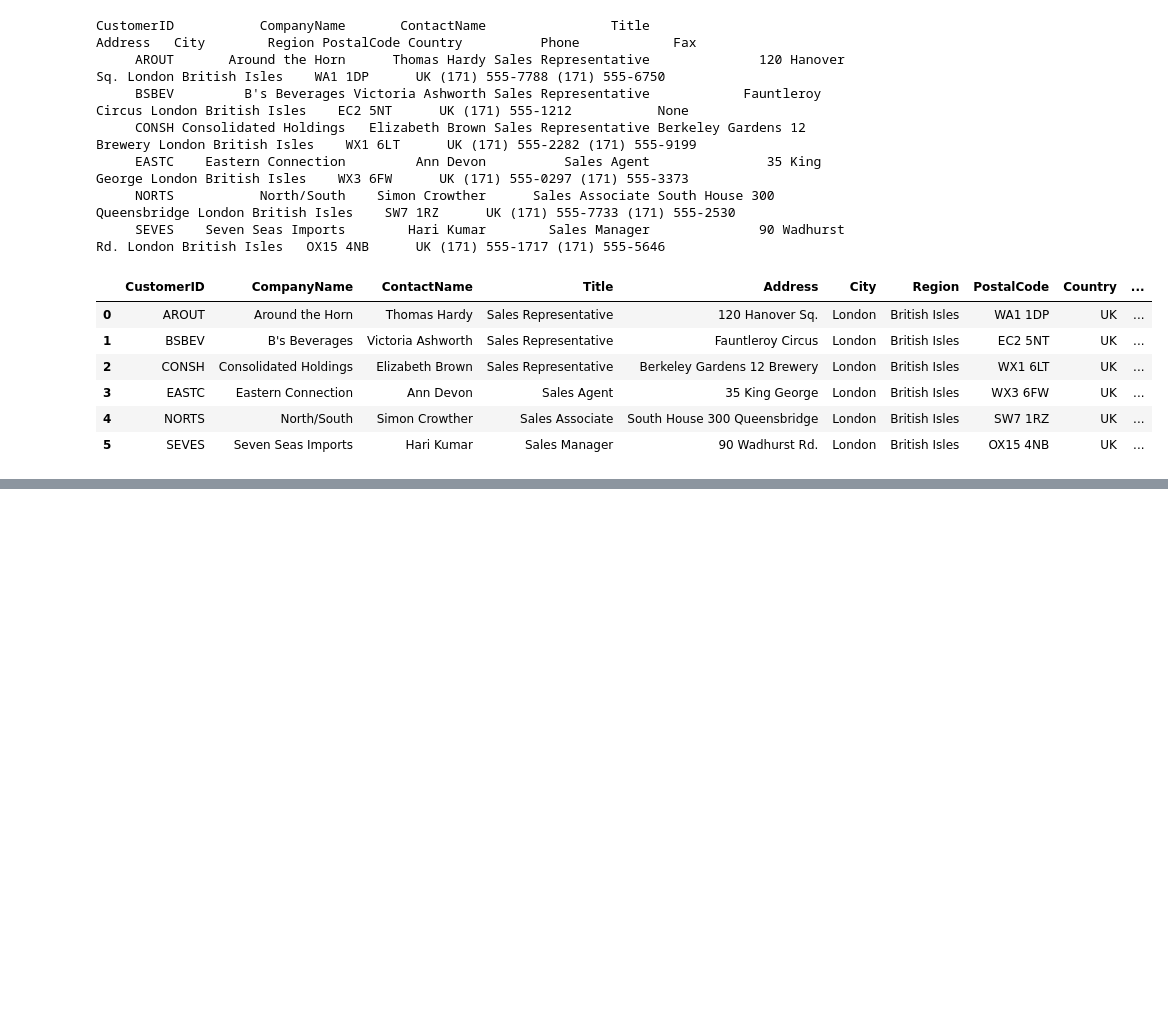
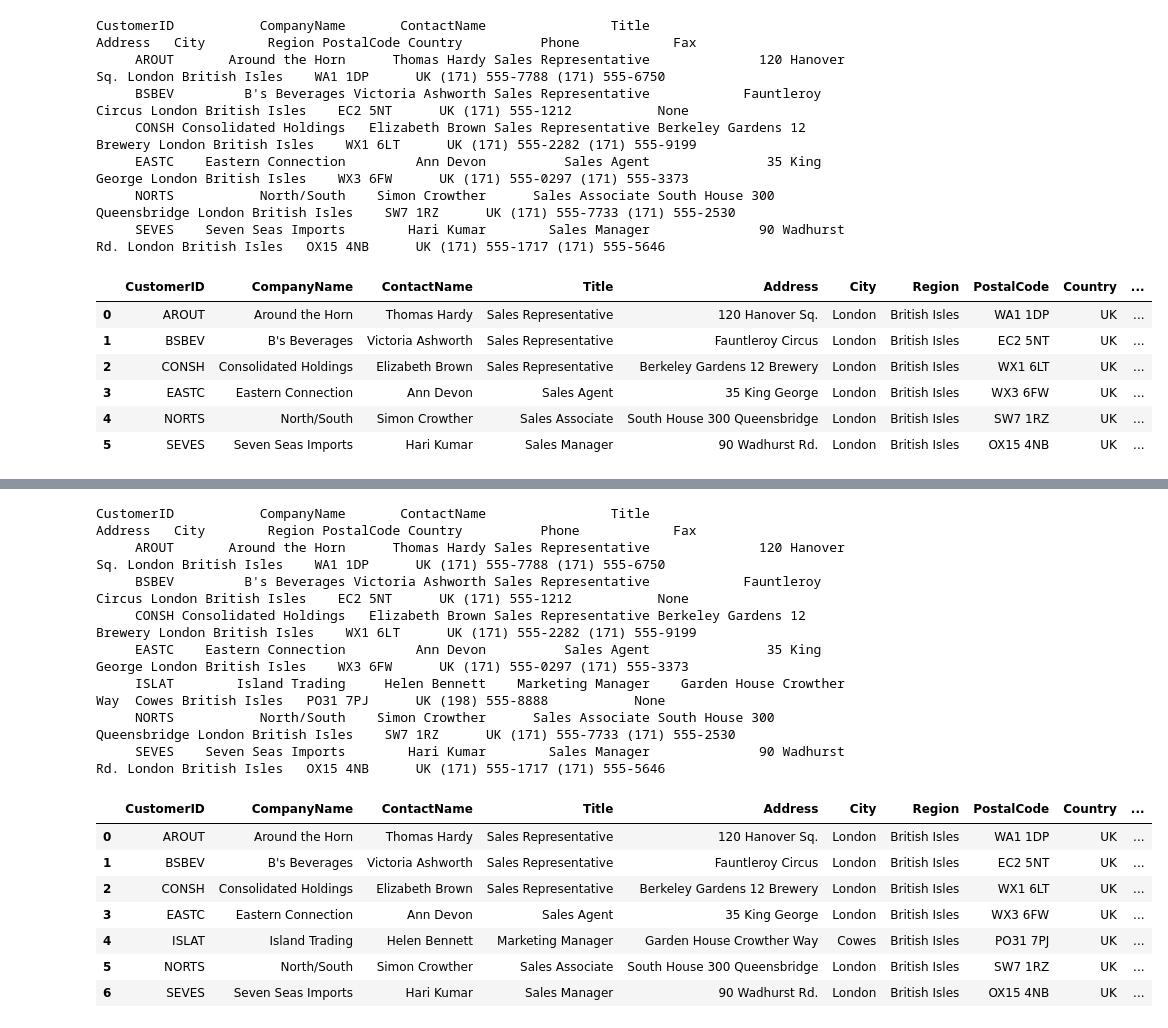
Before and after one commit to Moyster/ae-formation-data-engineering, a Jupyter notebook: Data-Engineering.ipynb, the cells around one changed output, grey strips where cells are left out. Saved outputs shown, nothing was run; the diff lists cells and outputs as text; code cells hidden in the pictures; blank space fills up the shorter version.

Commit message:
feat: Refactored the query section

```diff
--- a/Data-Engineering.ipynb
+++ b/Data-Engineering.ipynb
@@ -242,0 +255,19 @@ CustomerID           CompanyName       ContactName                Title
+# %%
+query_and_print("SELECT * FROM Customers WHERE City = 'London' OR Country = 'UK';")
+# %% [output]
+CustomerID           CompanyName       ContactName                Title                      Address   City        Region PostalCode Country          Phone            Fax
+     AROUT       Around the Horn      Thomas Hardy Sales Representative              120 Hanover Sq. London British Isles    WA1 1DP      UK (171) 555-7788 (171) 555-6750
+     BSBEV         B's Beverages Victoria Ashworth Sales Representative            Fauntleroy Circus London British Isles    EC2 5NT      UK (171) 555-1212           None
+     CONSH Consolidated Holdings   Elizabeth Brown Sales Representative Berkeley Gardens 12  Brewery London British Isles    WX1 6LT      UK (171) 555-2282 (171) 555-9199
+     EASTC    Eastern Connection         Ann Devon          Sales Agent               35 King George London British Isles    WX3 6FW      UK (171) 555-0297 (171) 555-3373
+     ISLAT        Island Trading     Helen Bennett    Marketing Manager    Garden House Crowther Way  Cowes British Isles   PO31 7PJ      UK (198) 555-8888           None
+     NORTS           North/South    Simon Crowther      Sales Associate South House 300 Queensbridge London British Isles    SW7 1RZ      UK (171) 555-7733 (171) 555-2530
+     SEVES    Seven Seas Imports        Hari Kumar        Sales Manager              90 Wadhurst Rd. London British Isles   OX15 4NB      UK (171) 555-1717 (171) 555-5646
+|  | CustomerID | CompanyName | ContactName | Title | Address | City | Region | PostalCode | Country | ... |
+| 0 | AROUT | Around the Horn | Thomas Hardy | Sales Representative | 120 Hanover Sq. | London | British Isles | WA1 1DP | UK | ... |
+| 1 | BSBEV | B's Beverages | Victoria Ashworth | Sales Representative | Fauntleroy Circus | London | British Isles | EC2 5NT | UK | ... |
+| 2 | CONSH | Consolidated Holdings | Elizabeth Brown | Sales Representative | Berkeley Gardens 12 Brewery | London | British Isles | WX1 6LT | UK | ... |
+| 3 | EASTC | Eastern Connection | Ann Devon | Sales Agent | 35 King George | London | British Isles | WX3 6FW | UK | ... |
+| 4 | ISLAT | Island Trading | Helen Bennett | Marketing Manager | Garden House Crowther Way | Cowes | British Isles | PO31 7PJ | UK | ... |
+| 5 | NORTS | North/South | Simon Crowther | Sales Associate | South House 300 Queensbridge | London | British Isles | SW7 1RZ | UK | ... |
+| 6 | SEVES | Seven Seas Imports | Hari Kumar | Sales Manager | 90 Wadhurst Rd. | London | British Isles | OX15 4NB | UK | ... |
```
Also changed, not shown: parts of 12 cells of this notebook.
